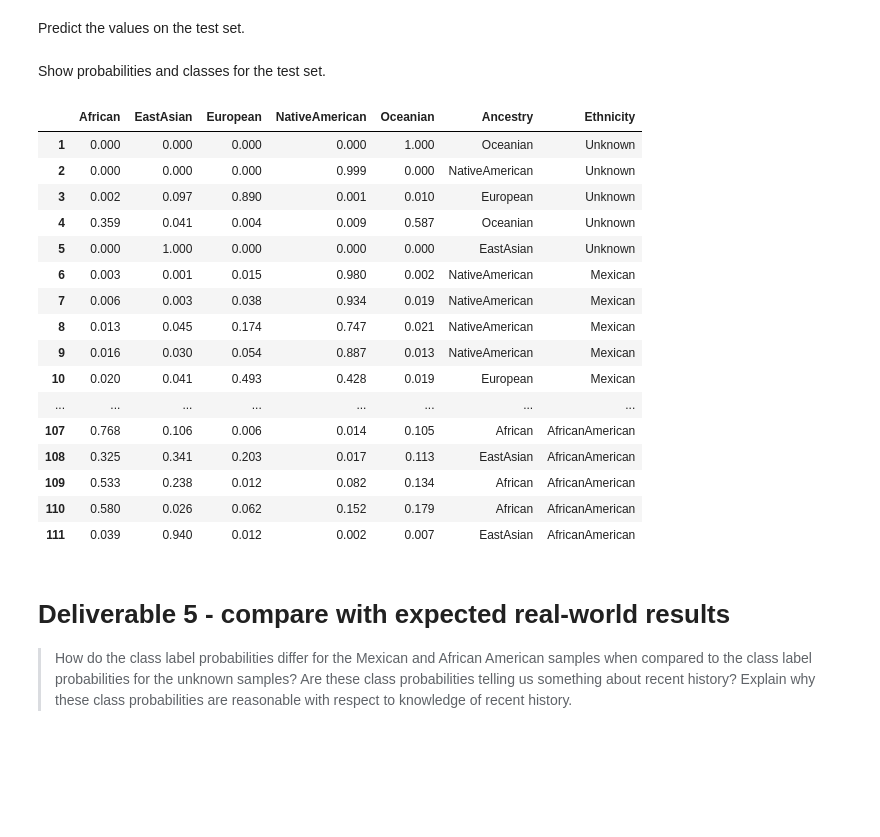
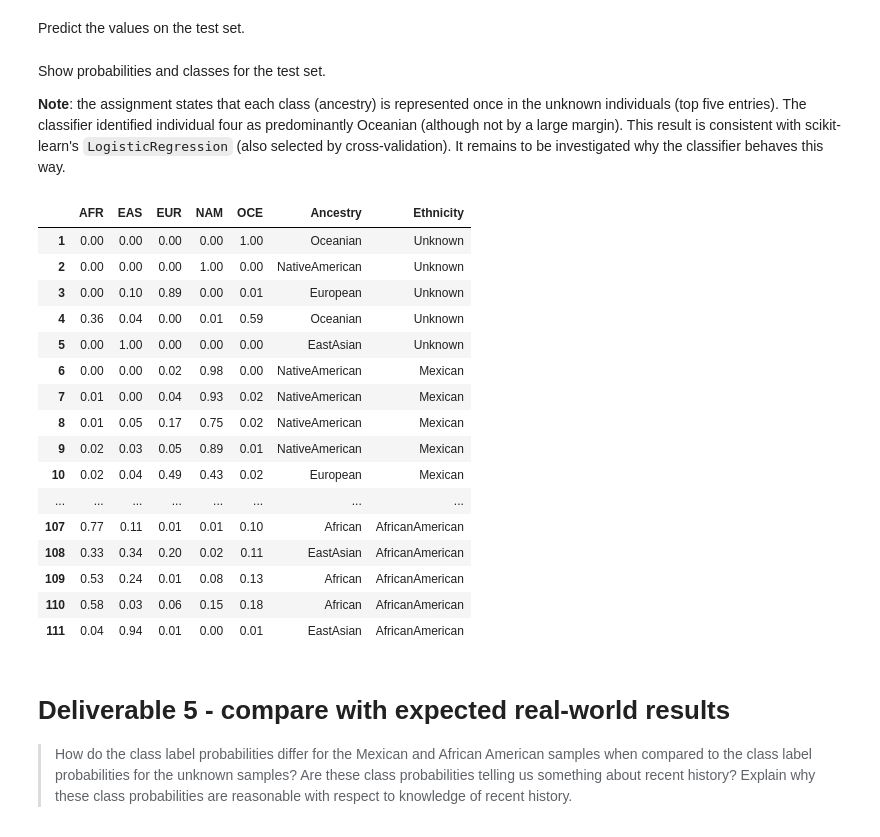
Before and after one commit to fau-masters-collected-works-cgarbin/regression-no-libraries, a Jupyter notebook: logistic_regression.ipynb, the cells around one changed output. Cells and saved outputs as stored; diff of their text form; code cells hidden in the pictures; blank space fills up the shorter version.

```diff
--- a/logistic_regression.ipynb
+++ b/logistic_regression.ipynb
@@ -26,9 +26,10 @@ sns.set_context('notebook', font_scale=1.5, rc={"lines.linewidth": 2})
 sns.despine();
 
 # Improve table formatting
-pd.options.display.float_format = '{:,.3f}'.format
+pd.options.display.float_format = '{:,.2f}'.format
 
 # Show all rows when displaying tables
+# Helps fir in page row when exporting to PDF
 pd.set_option('display.max_rows', None)
 
 # Make experiments more reproducible
@@ -61,6 +62,11 @@ NUM_TESTS = len(LAMBDAS_TO_TEST)
 LR = 0.00001
 ITERATIONS = 10_000
 NUM_FOLDS = 5
+
+# Note: hard-coded for simplification - must match the classifier
+CLASS_NAMES = ['African', 'EastAsian', 'European', 'NativeAmerican', 'Oceanian']
+# Shorter names for better-lloking tables when exported to PDF
+CLASS_NAMES_SHORT = ['AFR', 'EAS', 'EUR', 'NAM', 'OCE']
 # %% [markdown]
 Read the dataset and prepare it by encoding categorical columns, standardizing if asked to do so. Note that there is no caching. For a larger dataset we should probably cache it.
 
@@ -69,7 +75,6 @@ Also set constants that depend on the dataset.
 TRAINING_DATASET = 'training'
 TEST_DATASET = 'test'
 FEATURE_NAMES = []
-CLASS_NAMES = []
 
 def read_dataset(train_test: str,
     standardize: bool = True) -> Tuple[np.ndarray, np.ndarray]:
@@ -87,11 +92,6 @@ def read_dataset(train_test: str,
     x, y, y_raw, FEATURE_NAMES, classes = utils.read_dataset(file,
         hot_encode=True, shuffle=shuffle)
 
-    # A bit of a hack to store class names only when reading from
-    # the training file (the first time)
-    if len(CLASS_NAMES) == 0:
-        CLASS_NAMES = classes
-
     if standardize:
         utils.scale(x)
         # Note that y is not centered in this case
@@ -214,39 +214,41 @@ x_test, y_test, y_test_raw = read_dataset(TEST_DATASET)
 probabilities4, classes4 = logistic.predict(x_test, betas4)
 # %% [markdown]
 Show probabilities and classes for the test set.
+
+**Note**: the assignment states that each class (ancestry) is represented once in the unknown individuals (top five entries). The classifier identified individual four as predominantly Oceanian (although not by a large margin). This result is consistent with scikit-learn's `LogisticRegression` (also selected by cross-validation). It remains to be investigated why the classifier behaves this way.
 # %%
 # Class names from class numbers
 dfclass = pd.DataFrame([CLASS_NAMES[int(x)] for x in classes4], columns=['Ancestry'])
 dfclass.index = np.arange(1, len(dfclass) + 1)
 # Probabilities for each class
-dfprob = pd.DataFrame(probabilities4, columns=CLASS_NAMES)
+dfprob = pd.DataFrame(probabilities4, columns=CLASS_NAMES_SHORT)
 dfprob.index = np.arange(1, len(dfprob) + 1)
 # The ethnicity columnb from the test set
 dfethnicity = pd.DataFrame(y_test_raw, columns=['Ethnicity'])
 dfethnicity.index = np.arange(1, len(dfethnicity) + 1)
 
 # Combine them
 dfcombined = pd.concat([dfprob, dfclass, dfethnicity], axis=1)
 
 dfcombined
 # %% [output]
-|  | African | EastAsian | European | NativeAmerican | Oceanian | Ancestry | Ethnicity |
-| 1 | 0.000 | 0.000 | 0.000 | 0.000 | 1.000 | Oceanian | Unknown |
-| 2 | 0.000 | 0.000 | 0.000 | 0.999 | 0.000 | NativeAmerican | Unknown |
-| 3 | 0.002 | 0.097 | 0.890 | 0.001 | 0.010 | European | Unknown |
-| 4 | 0.359 | 0.041 | 0.004 | 0.009 | 0.587 | Oceanian | Unknown |
-| 5 | 0.000 | 1.000 | 0.000 | 0.000 | 0.000 | EastAsian | Unknown |
-| 6 | 0.003 | 0.001 | 0.015 | 0.980 | 0.002 | NativeAmerican | Mexican |
-| 7 | 0.006 | 0.003 | 0.038 | 0.934 | 0.019 | NativeAmerican | Mexican |
-| 8 | 0.013 | 0.045 | 0.174 | 0.747 | 0.021 | NativeAmerican | Mexican |
-| 9 | 0.016 | 0.030 | 0.054 | 0.887 | 0.013 | NativeAmerican | Mexican |
-| 10 | 0.020 | 0.041 | 0.493 | 0.428 | 0.019 | European | Mexican |
+|  | AFR | EAS | EUR | NAM | OCE | Ancestry | Ethnicity |
+| 1 | 0.00 | 0.00 | 0.00 | 0.00 | 1.00 | Oceanian | Unknown |
+| 2 | 0.00 | 0.00 | 0.00 | 1.00 | 0.00 | NativeAmerican | Unknown |
+| 3 | 0.00 | 0.10 | 0.89 | 0.00 | 0.01 | European | Unknown |
+| 4 | 0.36 | 0.04 | 0.00 | 0.01 | 0.59 | Oceanian | Unknown |
+| 5 | 0.00 | 1.00 | 0.00 | 0.00 | 0.00 | EastAsian | Unknown |
+| 6 | 0.00 | 0.00 | 0.02 | 0.98 | 0.00 | NativeAmerican | Mexican |
+| 7 | 0.01 | 0.00 | 0.04 | 0.93 | 0.02 | NativeAmerican | Mexican |
+| 8 | 0.01 | 0.05 | 0.17 | 0.75 | 0.02 | NativeAmerican | Mexican |
+| 9 | 0.02 | 0.03 | 0.05 | 0.89 | 0.01 | NativeAmerican | Mexican |
+| 10 | 0.02 | 0.04 | 0.49 | 0.43 | 0.02 | European | Mexican |
 | ... | ... | ... | ... | ... | ... | ... | ... |
-| 107 | 0.768 | 0.106 | 0.006 | 0.014 | 0.105 | African | AfricanAmerican |
-| 108 | 0.325 | 0.341 | 0.203 | 0.017 | 0.113 | EastAsian | AfricanAmerican |
-| 109 | 0.533 | 0.238 | 0.012 | 0.082 | 0.134 | African | AfricanAmerican |
-| 110 | 0.580 | 0.026 | 0.062 | 0.152 | 0.179 | African | AfricanAmerican |
-| 111 | 0.039 | 0.940 | 0.012 | 0.002 | 0.007 | EastAsian | AfricanAmerican |
+| 107 | 0.77 | 0.11 | 0.01 | 0.01 | 0.10 | African | AfricanAmerican |
+| 108 | 0.33 | 0.34 | 0.20 | 0.02 | 0.11 | EastAsian | AfricanAmerican |
+| 109 | 0.53 | 0.24 | 0.01 | 0.08 | 0.13 | African | AfricanAmerican |
+| 110 | 0.58 | 0.03 | 0.06 | 0.15 | 0.18 | African | AfricanAmerican |
+| 111 | 0.04 | 0.94 | 0.01 | 0.00 | 0.01 | EastAsian | AfricanAmerican |
 # %% [markdown]
 # Deliverable 5 - compare with expected real-world results
 
```
Also changed, not shown: parts of 12 cells of this notebook.
